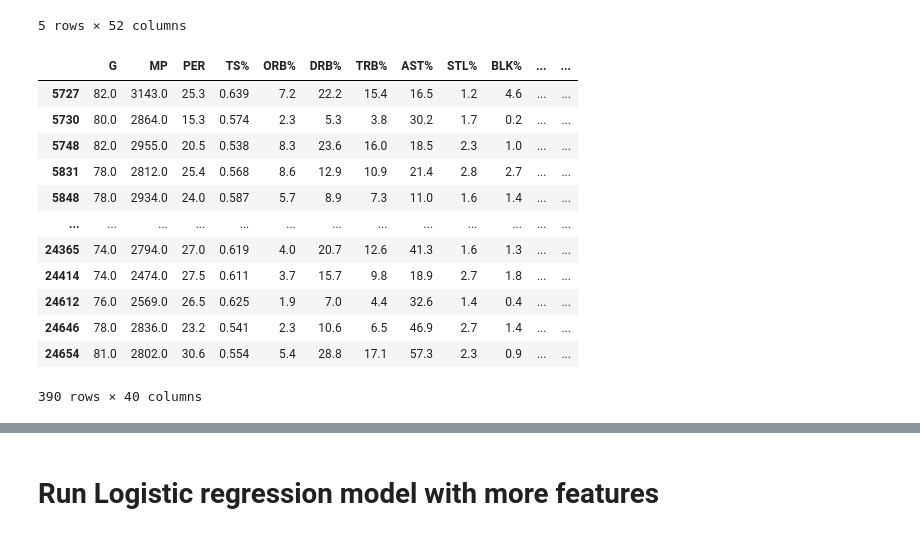
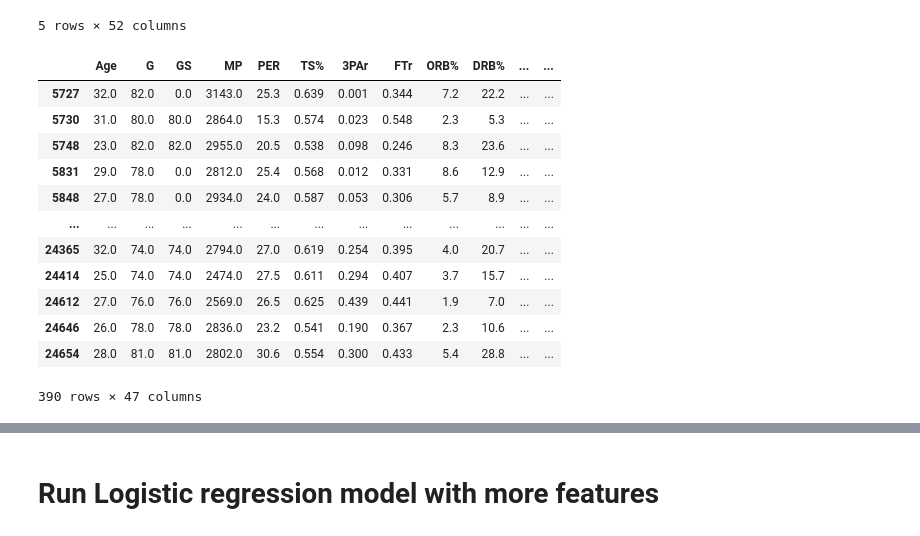
Before and after one commit to dcmar18/NBA-MVP, a Jupyter notebook: data_analysis_top.ipynb, the cells around one changed output, grey strips where cells are left out. Saved outputs shown, nothing was run; the diff lists cells and outputs as text; code cells hidden in the pictures.

```diff
--- a/data_analysis_top.ipynb
+++ b/data_analysis_top.ipynb
@@ -174,19 +174,19 @@ mvp_candidates_df.head()
 5 rows × 52 columns
 # %%
 #Drop columns we identified as not being relevent
-mvp_candidates_df=mvp_candidates_df.drop(columns=['Year', 'Year_Name', '3PA', 'Pos', '3PAr', 'Tm', "eFG%", "FT%", "FTr", "Age", "Player", "GS"])
+mvp_candidates_df=mvp_candidates_df.drop(columns=['Year', 'Year_Name', 'Pos','Tm',"Player"])
 mvp_candidates_df
 # %% [output]
-|  | G | MP | PER | TS% | ORB% | DRB% | TRB% | AST% | STL% | BLK% | ... | ... |
-| 5727 | 82.0 | 3143.0 | 25.3 | 0.639 | 7.2 | 22.2 | 15.4 | 16.5 | 1.2 | 4.6 | ... | ... |
-| 5730 | 80.0 | 2864.0 | 15.3 | 0.574 | 2.3 | 5.3 | 3.8 | 30.2 | 1.7 | 0.2 | ... | ... |
-| 5748 | 82.0 | 2955.0 | 20.5 | 0.538 | 8.3 | 23.6 | 16.0 | 18.5 | 2.3 | 1.0 | ... | ... |
-| 5831 | 78.0 | 2812.0 | 25.4 | 0.568 | 8.6 | 12.9 | 10.9 | 21.4 | 2.8 | 2.7 | ... | ... |
-| 5848 | 78.0 | 2934.0 | 24.0 | 0.587 | 5.7 | 8.9 | 7.3 | 11.0 | 1.6 | 1.4 | ... | ... |
+|  | Age | G | GS | MP | PER | TS% | 3PAr | FTr | ORB% | DRB% | ... | ... |
+| 5727 | 32.0 | 82.0 | 0.0 | 3143.0 | 25.3 | 0.639 | 0.001 | 0.344 | 7.2 | 22.2 | ... | ... |
+| 5730 | 31.0 | 80.0 | 80.0 | 2864.0 | 15.3 | 0.574 | 0.023 | 0.548 | 2.3 | 5.3 | ... | ... |
+| 5748 | 23.0 | 82.0 | 82.0 | 2955.0 | 20.5 | 0.538 | 0.098 | 0.246 | 8.3 | 23.6 | ... | ... |
+| 5831 | 29.0 | 78.0 | 0.0 | 2812.0 | 25.4 | 0.568 | 0.012 | 0.331 | 8.6 | 12.9 | ... | ... |
+| 5848 | 27.0 | 78.0 | 0.0 | 2934.0 | 24.0 | 0.587 | 0.053 | 0.306 | 5.7 | 8.9 | ... | ... |
 | ... | ... | ... | ... | ... | ... | ... | ... | ... | ... | ... | ... | ... |
-| 24365 | 74.0 | 2794.0 | 27.0 | 0.619 | 4.0 | 20.7 | 12.6 | 41.3 | 1.6 | 1.3 | ... | ... |
-| 24414 | 74.0 | 2474.0 | 27.5 | 0.611 | 3.7 | 15.7 | 9.8 | 18.9 | 2.7 | 1.8 | ... | ... |
-| 24612 | 76.0 | 2569.0 | 26.5 | 0.625 | 1.9 | 7.0 | 4.4 | 32.6 | 1.4 | 0.4 | ... | ... |
-| 24646 | 78.0 | 2836.0 | 23.2 | 0.541 | 2.3 | 10.6 | 6.5 | 46.9 | 2.7 | 1.4 | ... | ... |
-| 24654 | 81.0 | 2802.0 | 30.6 | 0.554 | 5.4 | 28.8 | 17.1 | 57.3 | 2.3 | 0.9 | ... | ... |
+| 24365 | 32.0 | 74.0 | 74.0 | 2794.0 | 27.0 | 0.619 | 0.254 | 0.395 | 4.0 | 20.7 | ... | ... |
+| 24414 | 25.0 | 74.0 | 74.0 | 2474.0 | 27.5 | 0.611 | 0.294 | 0.407 | 3.7 | 15.7 | ... | ... |
+| 24612 | 27.0 | 76.0 | 76.0 | 2569.0 | 26.5 | 0.625 | 0.439 | 0.441 | 1.9 | 7.0 | ... | ... |
+| 24646 | 26.0 | 78.0 | 78.0 | 2836.0 | 23.2 | 0.541 | 0.190 | 0.367 | 2.3 | 10.6 | ... | ... |
+| 24654 | 28.0 | 81.0 | 81.0 | 2802.0 | 30.6 | 0.554 | 0.300 | 0.433 | 5.4 | 28.8 | ... | ... |
-390 rows × 40 columns
+390 rows × 47 columns
```
Also changed, not shown: parts of 23 cells of this notebook, 9 other files.
